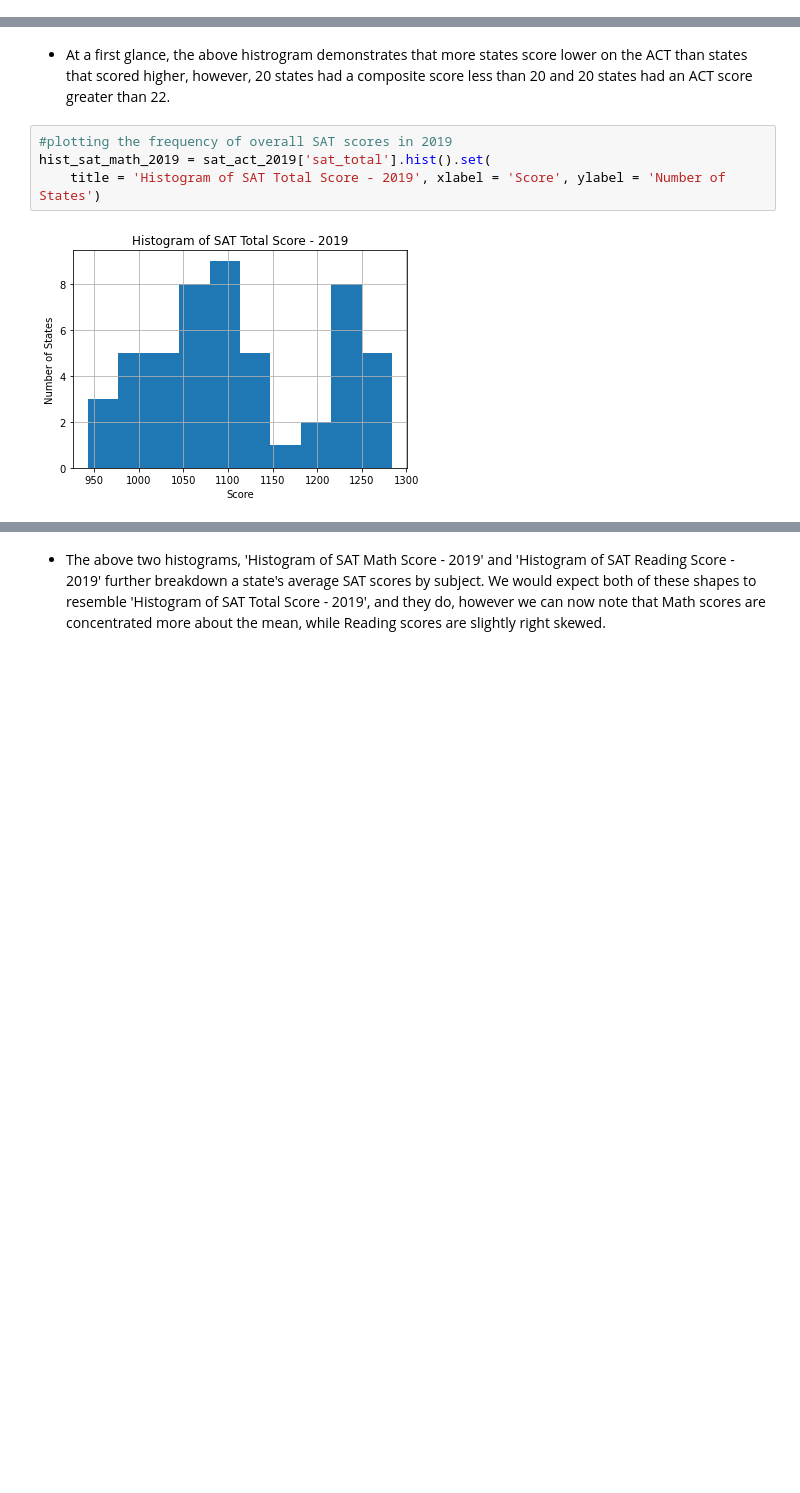
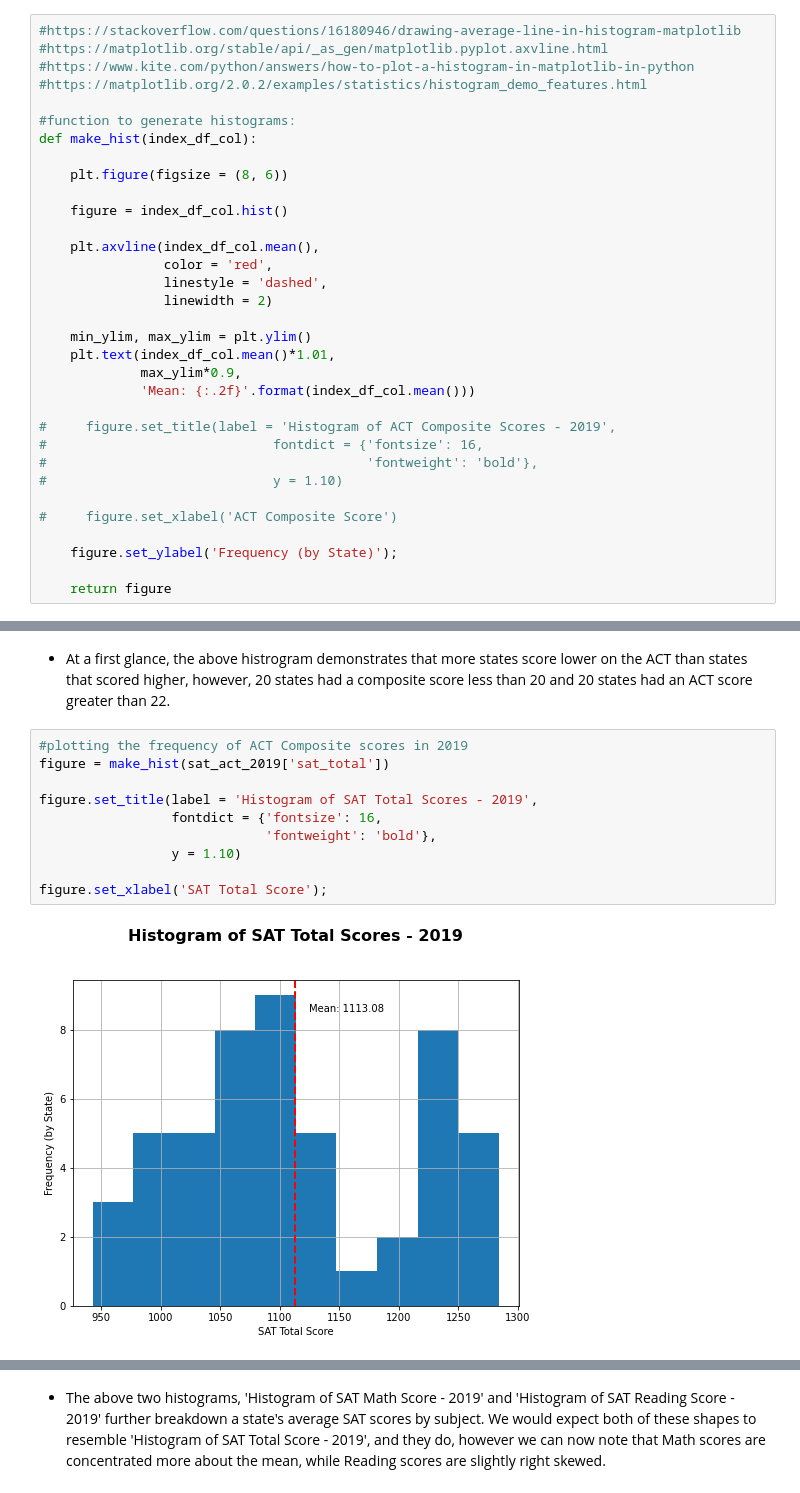
Before and after one commit to maryschindler/project_standardized_test_analysis, a Jupyter notebook: 2.0/code/project_1.ipynb, the cells around one changed output, grey strips where cells are left out. Drawn from its saved outputs; the diff is of its cells as text; blank space fills up the shorter version.

Commit message:
Working on plots, almost done

```diff
--- a/2.0/code/project_1.ipynb
+++ b/2.0/code/project_1.ipynb
@@ -1131,0 +1121,33 @@ hist_act_math_2019 = sat_act_2019['act_composite_score'].hist().set(
+# %%
+#https://stackoverflow.com/questions/16180946/drawing-average-line-in-histogram-matplotlib
+#https://matplotlib.org/stable/api/_as_gen/matplotlib.pyplot.axvline.html
+#https://www.kite.com/python/answers/how-to-plot-a-histogram-in-matplotlib-in-python
+#https://matplotlib.org/2.0.2/examples/statistics/histogram_demo_features.html
+
+#function to generate histograms:
+def make_hist(index_df_col):
+
+    plt.figure(figsize = (8, 6))
+
+    figure = index_df_col.hist()
+
+    plt.axvline(index_df_col.mean(),
+                color = 'red',
+                linestyle = 'dashed',
+                linewidth = 2)
+
+    min_ylim, max_ylim = plt.ylim()
+    plt.text(index_df_col.mean()*1.01,
+             max_ylim*0.9,
+             'Mean: {:.2f}'.format(index_df_col.mean()))
+
+#     figure.set_title(label = 'Histogram of ACT Composite Scores - 2019',
+#                             fontdict = {'fontsize': 16,
+#                                         'fontweight': 'bold'},
+#                             y = 1.10)
+
+#     figure.set_xlabel('ACT Composite Score')
+
+    figure.set_ylabel('Frequency (by State)');
+
+    return figure
@@ -1132,9 +1166,15 @@ hist_act_math_2019 = sat_act_2019['act_composite_score'].hist().set(
 # %% [markdown]
 - At a first glance, the above histrogram demonstrates that more states score lower on the ACT than states that scored higher, however, 20 states had a composite score less than 20 and 20 states had an ACT score greater than 22.
 # %%
-#plotting the frequency of overall SAT scores in 2019
-hist_sat_math_2019 = sat_act_2019['sat_total'].hist().set(
-    title = 'Histogram of SAT Total Score - 2019', xlabel = 'Score', ylabel = 'Number of States')
+#plotting the frequency of ACT Composite scores in 2019
+figure = make_hist(sat_act_2019['sat_total'])
+
+figure.set_title(label = 'Histogram of SAT Total Scores - 2019',
+                 fontdict = {'fontsize': 16,
+                             'fontweight': 'bold'},
+                 y = 1.10)
+
+figure.set_xlabel('SAT Total Score');
 # %% [output]
-[figure, old version]
+[figure, new version]
 # %% [markdown]
```
Also changed, not shown: parts of 28 cells of this notebook.
